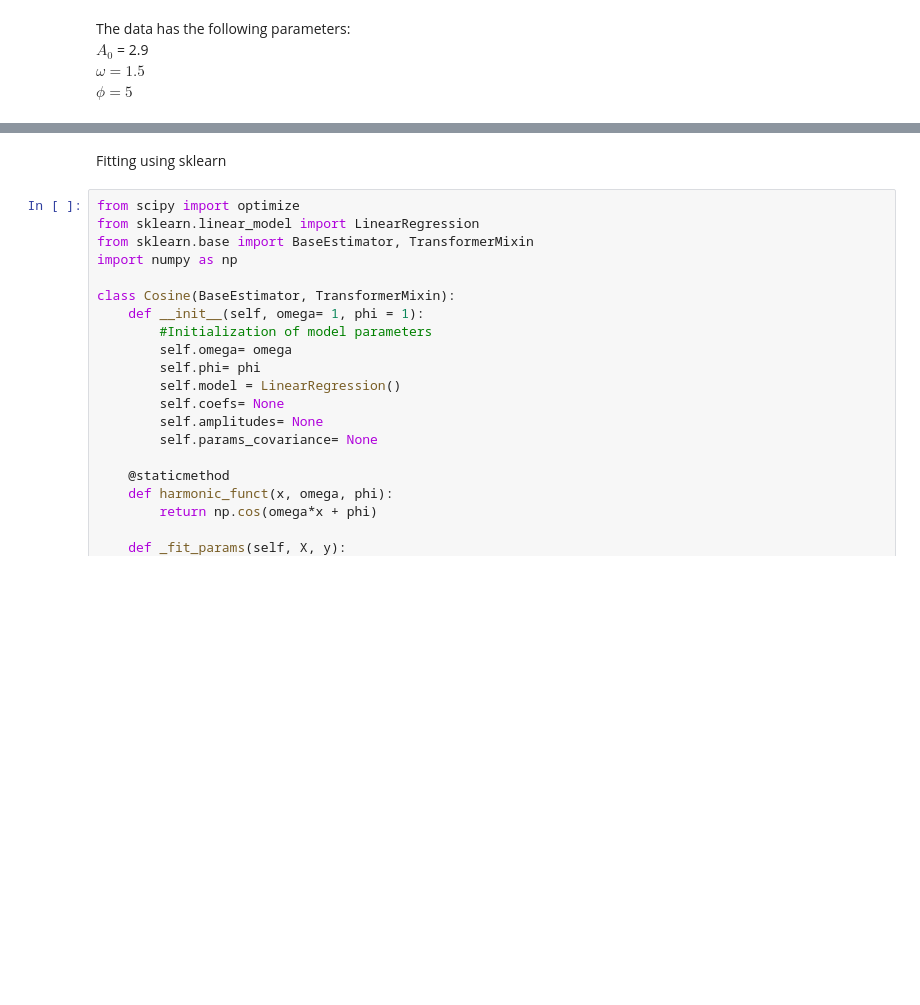
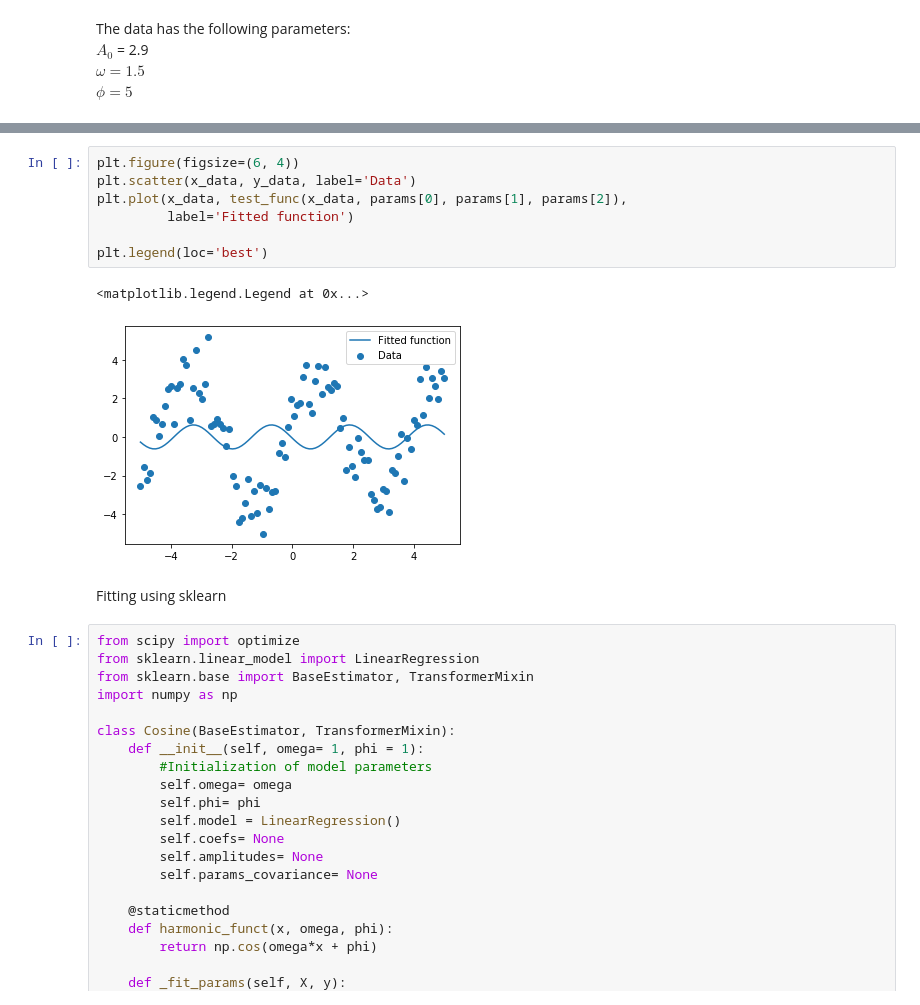
Before and after one commit to Harmonic-Oscillator-hyBrid-fIT/HOBIT, a Jupyter notebook: sin_optimization.ipynb, the cells around one changed output, grey strips where cells are left out. Cells and saved outputs as stored; diff of their text form; blank space fills up the shorter version.

```diff
--- a/sin_optimization.ipynb
+++ b/sin_optimization.ipynb
@@ -25,3 +40,13 @@ plt.scatter(x_data, y_data)
+# %%
+plt.figure(figsize=(6, 4))
+plt.scatter(x_data, y_data, label='Data')
+plt.plot(x_data, test_func(x_data, params[0], params[1], params[2]),
+         label='Fitted function')
+
+plt.legend(loc='best')
+# %% [output]
+<matplotlib.legend.Legend at 0x...>
+[figure, added]
 # %% [markdown]
 Fitting using sklearn
 # %%
```
Also changed, not shown: parts of 4 cells of this notebook.
